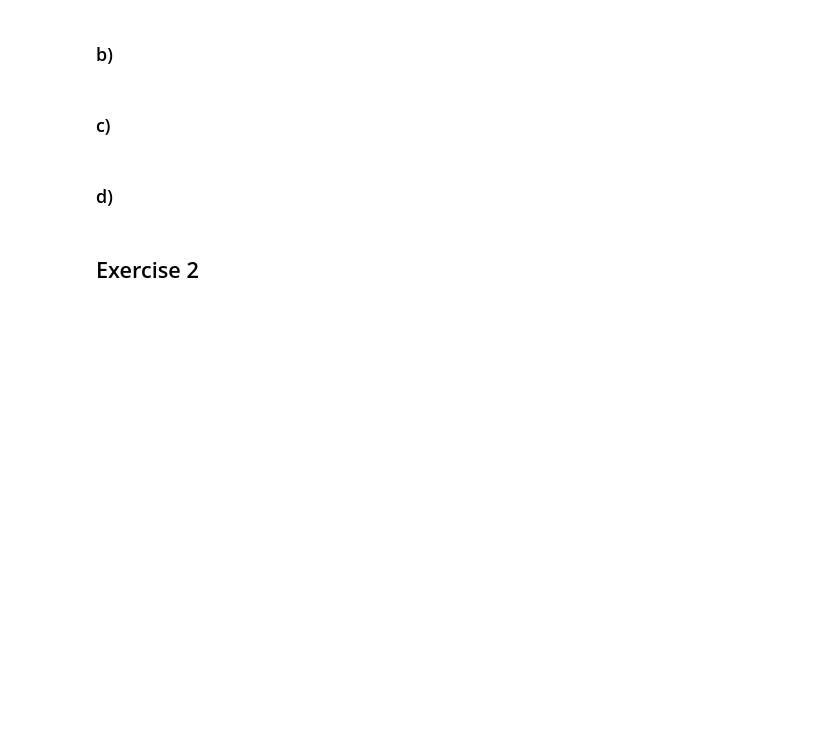
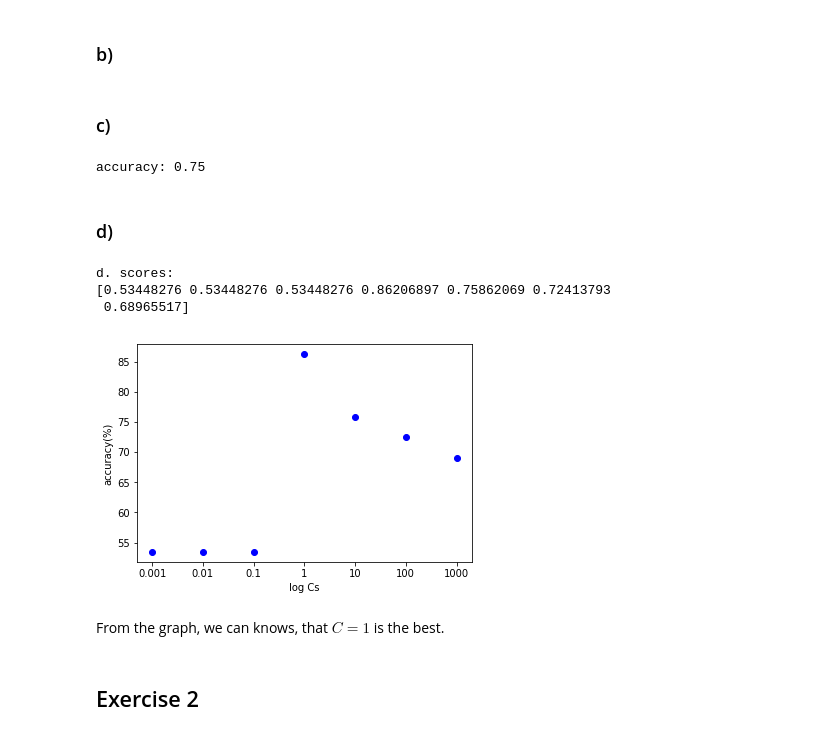
Before and after one commit to o-course/inf4491, a Jupyter notebook: exercise/A05/assignment05.ipynb, the cells around one changed output. Saved outputs shown, nothing was run; the diff lists cells and outputs as text; code cells hidden in the pictures; blank space fills up the shorter version.

```diff
--- a/exercise/A05/assignment05.ipynb
+++ b/exercise/A05/assignment05.ipynb
@@ -26,4 +39,26 @@ candy = pd.read_csv("candy-data.csv")
 # %% [markdown]
 ### c)
+# %%
+from sklearn.preprocessing import StandardScaler
+sc = StandardScaler()
+sc.fit(X_train)
+X_train_std = sc.transform(X_train)
+X_test_std = sc.transform(X_test)
+
+X_combined_std = np.vstack((X_train_std, X_test_std))
+y_combined = np.hstack((Y_train, Y_test))
+
+from sklearn.linear_model import LogisticRegression
+lr = LogisticRegression()
+lr.fit(X_train_std, Y_train)
+
+Y_predict = lr.predict(X_test)
+
+ids = Y_test.loc[Y_test == Y_predict]
+
+accuracy = len(ids)/len(Y_test)
+print('accuracy: {:.2f}'.format(accuracy))
+# %% [output]
+accuracy: 0.75
 # %% [markdown]
 ### d)
@@ -32,3 +65,36 @@ Cs =  [0.001, 0.01, 0.1, 1, 10, 100, 1000]
+# %%
+Cs =  [0.001, 0.01, 0.1, 1, 10, 100, 1000]
+
+from sklearn import svm
+svc = svm.SVC()
+parameters = {'C':Cs}
+clf = GridSearchCV(svc, parameters)
+clf.fit(X_train, Y_train)
+y_predict = clf.predict(X_test)
+scores = clf.cv_results_['mean_test_score']
+print('d. scores:\n{}'.format(scores))
+plt.plot(np.log10(Cs), scores*100, 'bo');
+plt.xticks([-3, -2, -1, 0, 1, 2, 3], Cs);
+plt.xlabel('log Cs');
+plt.ylabel('accuracy(%)');
+
+# use score to check
+accuracies = []
+for c in Cs:
+    lr = LogisticRegression(C=c)
+    lr.fit(X_train_std, Y_train)
+    Y_predict = lr.predict(X_test)
+    # check accuracy
+    ac = np.round(lr.score(X_test, Y_test), decimals=4)
+    accuracies.append(ac)
+# print('accuracies:\n{}'.format(accuracies))
+# %% [output]
+d. scores:
+[0.53448276 0.53448276 0.53448276 0.86206897 0.75862069 0.72413793
+ 0.68965517]
+[figure, added]
+# %% [markdown]
+From the graph, we can knows, that $C=1$ is the best.
 # %% [markdown]
 ## Exercise 2
 # %%
```
Also changed, not shown: parts of 16 cells of this notebook, 1 other file.
